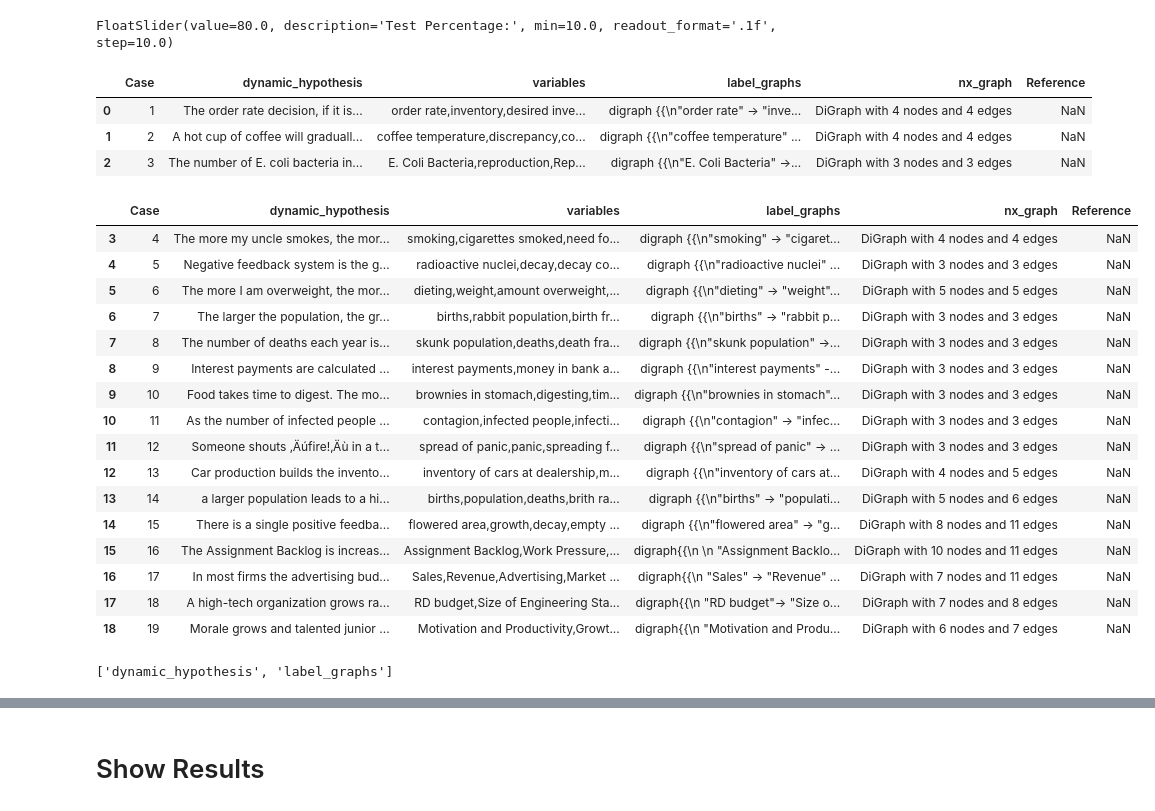
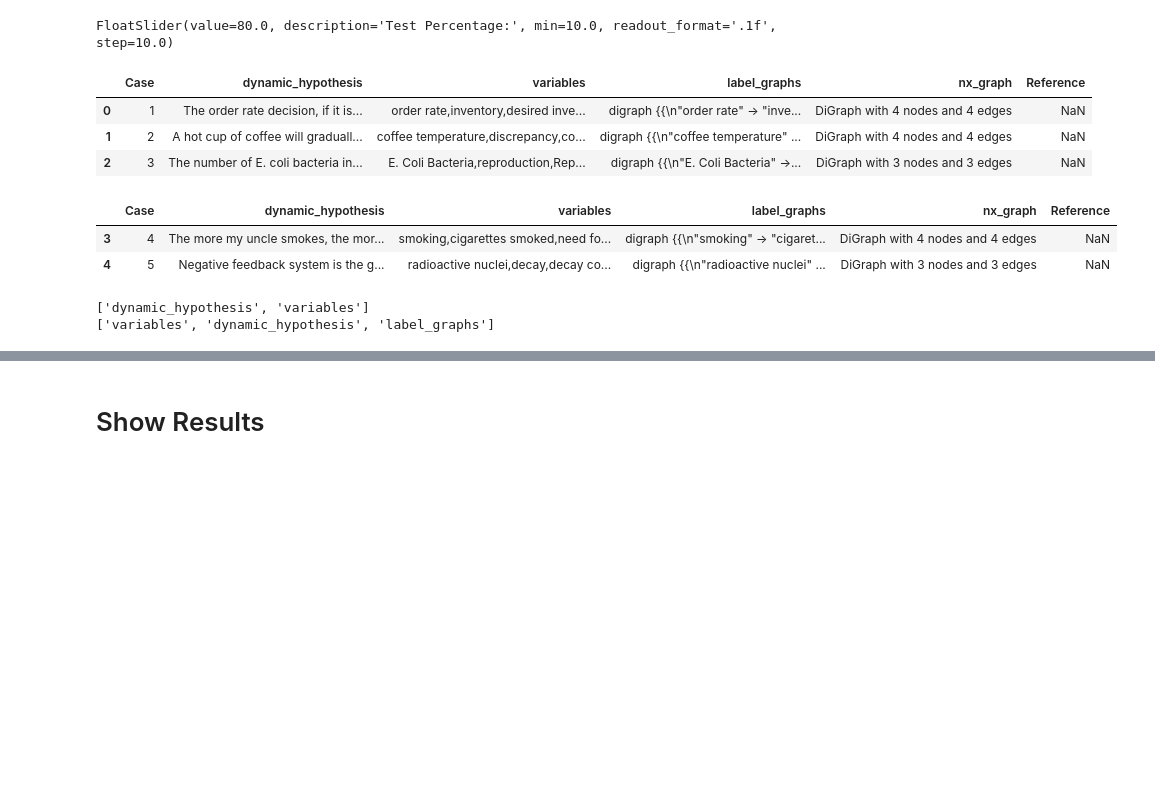
Before and after one commit to georgia-max/CldMaker, a Jupyter notebook: CldMaker/Automating_CLD.ipynb, the cells around one changed output, grey strips where cells are left out. Drawn from its saved outputs; the diff is of its cells as text; code cells hidden in the pictures; blank space fills up the shorter version.

```diff
--- a/CldMaker/Automating_CLD.ipynb
+++ b/CldMaker/Automating_CLD.ipynb
@@ -145,37 +142,24 @@ FloatSlider(value=80.0, description='Test Percentage:', min=10.0, readout_format
 # %%
 from sklearn.model_selection import train_test_split
 train_df, test_df = train_test_split(prompts_df, test_size = freq_slider.value/100.0,
                                      shuffle=False)
 
 display(train_df)
-display(test_df)
+display(test_df.head(2))
 # %% [output]
 |  | Case | dynamic_hypothesis | variables | label_graphs | nx_graph | Reference |
 | 0 | 1 | The order rate decision, if it is... | order rate,inventory,desired inve... | digraph {{\n"order rate" -> "inve... | DiGraph with 4 nodes and 4 edges | NaN |
 | 1 | 2 | A hot cup of coffee will graduall... | coffee temperature,discrepancy,co... | digraph {{\n"coffee temperature" ... | DiGraph with 4 nodes and 4 edges | NaN |
 | 2 | 3 | The number of E. coli bacteria in... | E. Coli Bacteria,reproduction,Rep... | digraph {{\n"E. Coli Bacteria" ->... | DiGraph with 3 nodes and 3 edges | NaN |
 |  | Case | dynamic_hypothesis | variables | label_graphs | nx_graph | Reference |
 | 3 | 4 | The more my uncle smokes, the mor... | smoking,cigarettes smoked,need fo... | digraph {{\n"smoking" -> "cigaret... | DiGraph with 4 nodes and 4 edges | NaN |
 | 4 | 5 | Negative feedback system is the g... | radioactive nuclei,decay,decay co... | digraph {{\n"radioactive nuclei" ... | DiGraph with 3 nodes and 3 edges | NaN |
-| 5 | 6 | The more I am overweight, the mor... | dieting,weight,amount overweight,... | digraph {{\n"dieting" -> "weight"... | DiGraph with 5 nodes and 5 edges | NaN |
-| 6 | 7 | The larger the population, the gr... | births,rabbit population,birth fr... | digraph {{\n"births" -> "rabbit p... | DiGraph with 3 nodes and 3 edges | NaN |
-| 7 | 8 | The number of deaths each year is... | skunk population,deaths,death fra... | digraph {{\n"skunk population" ->... | DiGraph with 3 nodes and 3 edges | NaN |
-| 8 | 9 | Interest payments are calculated ... | interest payments,money in bank a... | digraph {{\n"interest payments" -... | DiGraph with 3 nodes and 3 edges | NaN |
-| 9 | 10 | Food takes time to digest. The mo... | brownies in stomach,digesting,tim... | digraph {{\n"brownies in stomach"... | DiGraph with 3 nodes and 3 edges | NaN |
-| 10 | 11 | As the number of infected people ... | contagion,infected people,infecti... | digraph {{\n"contagion" -> "infec... | DiGraph with 3 nodes and 3 edges | NaN |
-| 11 | 12 | Someone shouts ‚Äúfire!‚Äù in a t... | spread of panic,panic,spreading f... | digraph {{\n"spread of panic" -> ... | DiGraph with 3 nodes and 3 edges | NaN |
-| 12 | 13 | Car production builds the invento... | inventory of cars at dealership,m... | digraph {{\n"inventory of cars at... | DiGraph with 4 nodes and 5 edges | NaN |
-| 13 | 14 | a larger population leads to a hi... | births,population,deaths,brith ra... | digraph {{\n"births" -> "populati... | DiGraph with 5 nodes and 6 edges | NaN |
-| 14 | 15 | There is a single positive feedba... | flowered area,growth,decay,empty ... | digraph {{\n"flowered area" -> "g... | DiGraph with 8 nodes and 11 edges | NaN |
-| 15 | 16 | The Assignment Backlog is increas... | Assignment Backlog,Work Pressure,... | digraph{{\n \n "Assignment Backlo... | DiGraph with 10 nodes and 11 edges | NaN |
-| 16 | 17 | In most firms the advertising bud... | Sales,Revenue,Advertising,Market ... | digraph{{\n "Sales" -> "Revenue" ... | DiGraph with 7 nodes and 11 edges | NaN |
-| 17 | 18 | A high-tech organization grows ra... | RD budget,Size of Engineering Sta... | digraph{{\n "RD budget"-> "Size o... | DiGraph with 7 nodes and 8 edges | NaN |
-| 18 | 19 | Morale grows and talented junior ... | Motivation and Productivity,Growt... | digraph{{\n "Motivation and Produ... | DiGraph with 6 nodes and 7 edges | NaN |
 # %%
 llm = OpenAI(temperature=0, openai_api_key = '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')
 
 #use chatGPT
 
-full_chain = pr.make_few_shot_sequential_chain(config_v2, train_df, llm)
+full_chain = pr.make_few_shot_sequential_chain(config_v4, train_df, llm)
 # %% [output]
-['dynamic_hypothesis', 'label_graphs']
+['dynamic_hypothesis', 'variables']
+['variables', 'dynamic_hypothesis', 'label_graphs']
```
Also changed, not shown: parts of 9 cells of this notebook, 10 other files.
